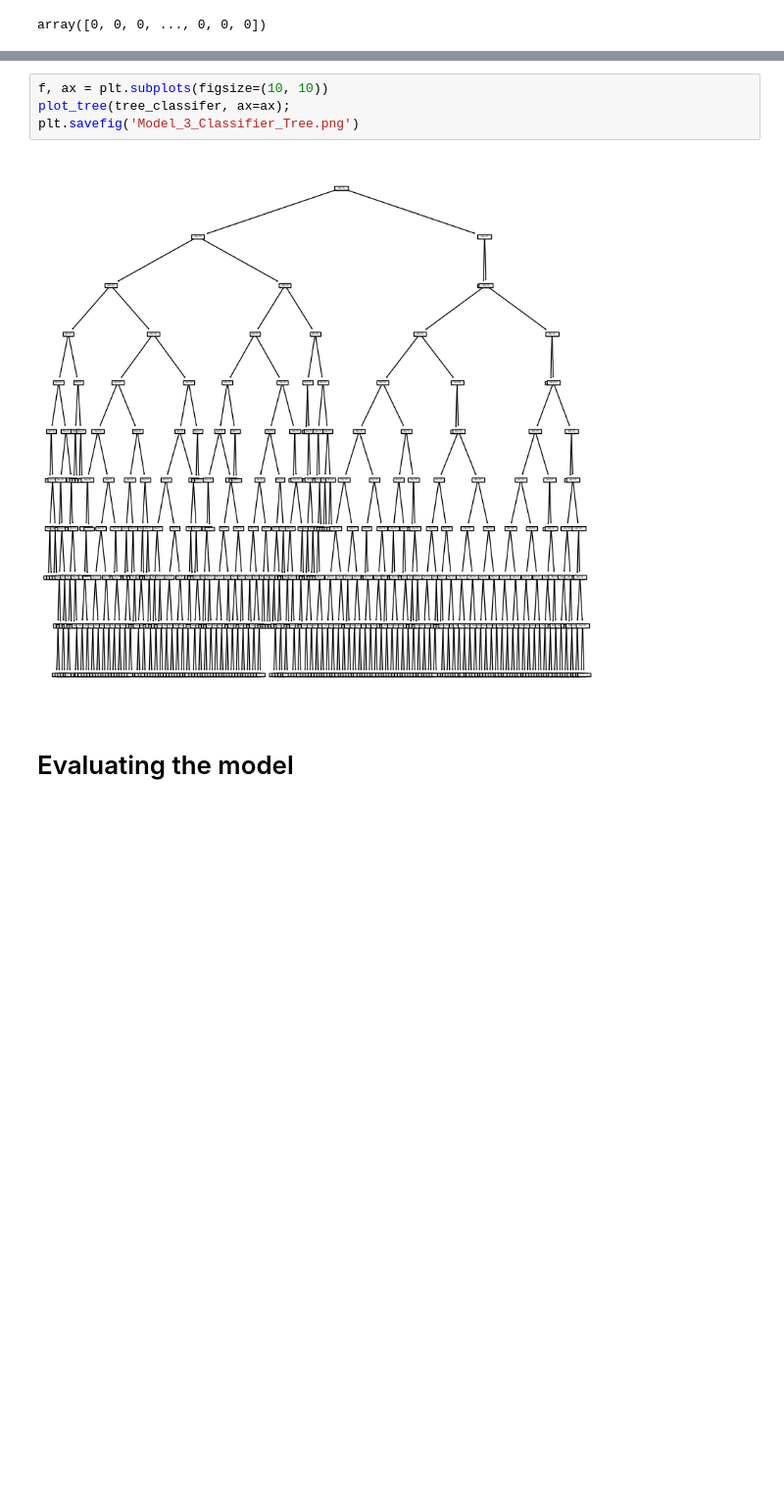
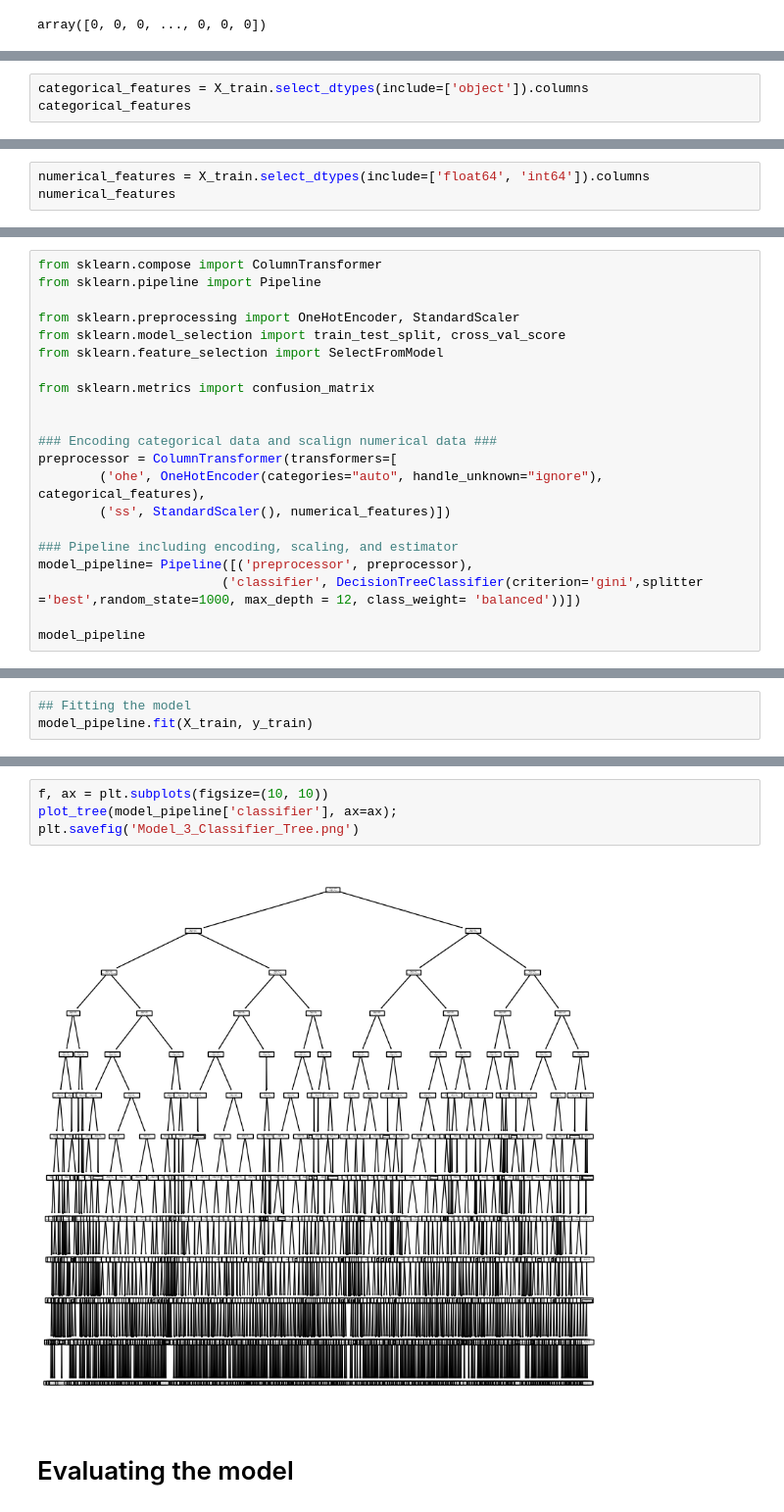
Before and after one commit to sabrinasayed99/Diabetes_Classifier_Project, a Jupyter notebook: Modeling Notebooks/Third_Model.ipynb, the cells around one changed output, grey strips where cells are left out. Shown at 98% size. Cells and saved outputs as stored; diff of their text form; blank space fills up the shorter version.

Commit message:
'Updates with Pipelines implemented'

```diff
--- a/Modeling Notebooks/Third_Model.ipynb
+++ b/Modeling Notebooks/Third_Model.ipynb
@@ -1210,0 +1099,3 @@ DecisionTreeClassifier(class_weight='balanced', max_depth=12, random_state=1000)
+# %%
+categorical_features = X_train.select_dtypes(include=['object']).columns
+categorical_features
@@ -1210,0 +1106,3 @@ DecisionTreeClassifier(class_weight='balanced', max_depth=12, random_state=1000)
+# %%
+numerical_features = X_train.select_dtypes(include=['float64', 'int64']).columns
+numerical_features
@@ -1210,0 +1118,21 @@ DecisionTreeClassifier(class_weight='balanced', max_depth=12, random_state=1000)
+# %%
+from sklearn.compose import ColumnTransformer
+from sklearn.pipeline import Pipeline
+
+from sklearn.preprocessing import OneHotEncoder, StandardScaler
+from sklearn.model_selection import train_test_split, cross_val_score
+from sklearn.feature_selection import SelectFromModel
+
+from sklearn.metrics import confusion_matrix
+
+
+### Encoding categorical data and scalign numerical data ###
+preprocessor = ColumnTransformer(transformers=[
+        ('ohe', OneHotEncoder(categories="auto", handle_unknown="ignore"), categorical_features),
+        ('ss', StandardScaler(), numerical_features)])
+
+### Pipeline including encoding, scaling, and estimator
+model_pipeline= Pipeline([('preprocessor', preprocessor),
+                        ('classifier', DecisionTreeClassifier(criterion='gini',splitter ='best',random_state=1000, max_depth = 12, class_weight= 'balanced'))])
+
+model_pipeline
@@ -1210,0 +1151,3 @@ DecisionTreeClassifier(class_weight='balanced', max_depth=12, random_state=1000)
+# %%
+## Fitting the model
+model_pipeline.fit(X_train, y_train)
@@ -1211,8 +1166,8 @@ DecisionTreeClassifier(class_weight='balanced', max_depth=12, random_state=1000)
 # %%
 f, ax = plt.subplots(figsize=(10, 10))
-plot_tree(tree_classifer, ax=ax);
+plot_tree(model_pipeline['classifier'], ax=ax);
 plt.savefig('Model_3_Classifier_Tree.png')
 # %% [output]
-[figure, old version]
+[figure, new version]
 # %% [markdown]
 # Evaluating the model
```
Also changed, not shown: parts of 49 cells of this notebook, 20 other files.
